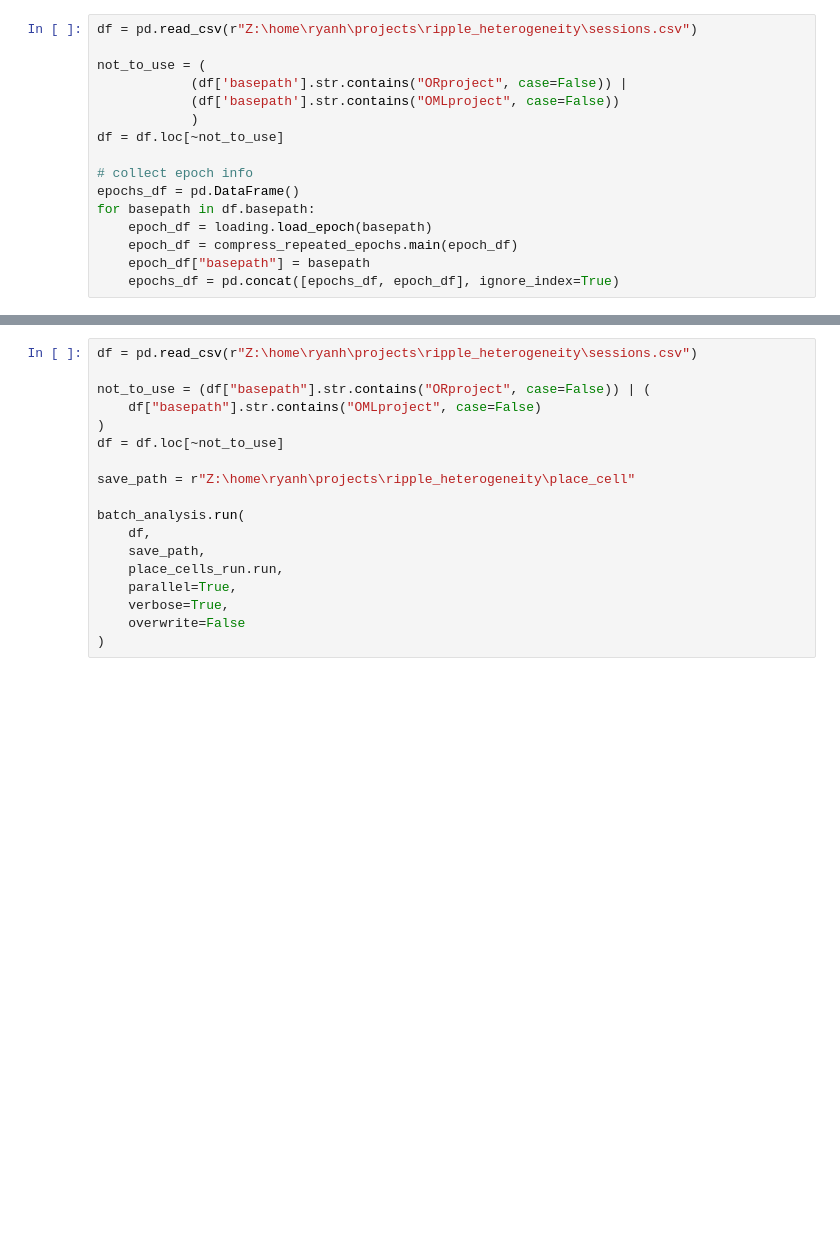
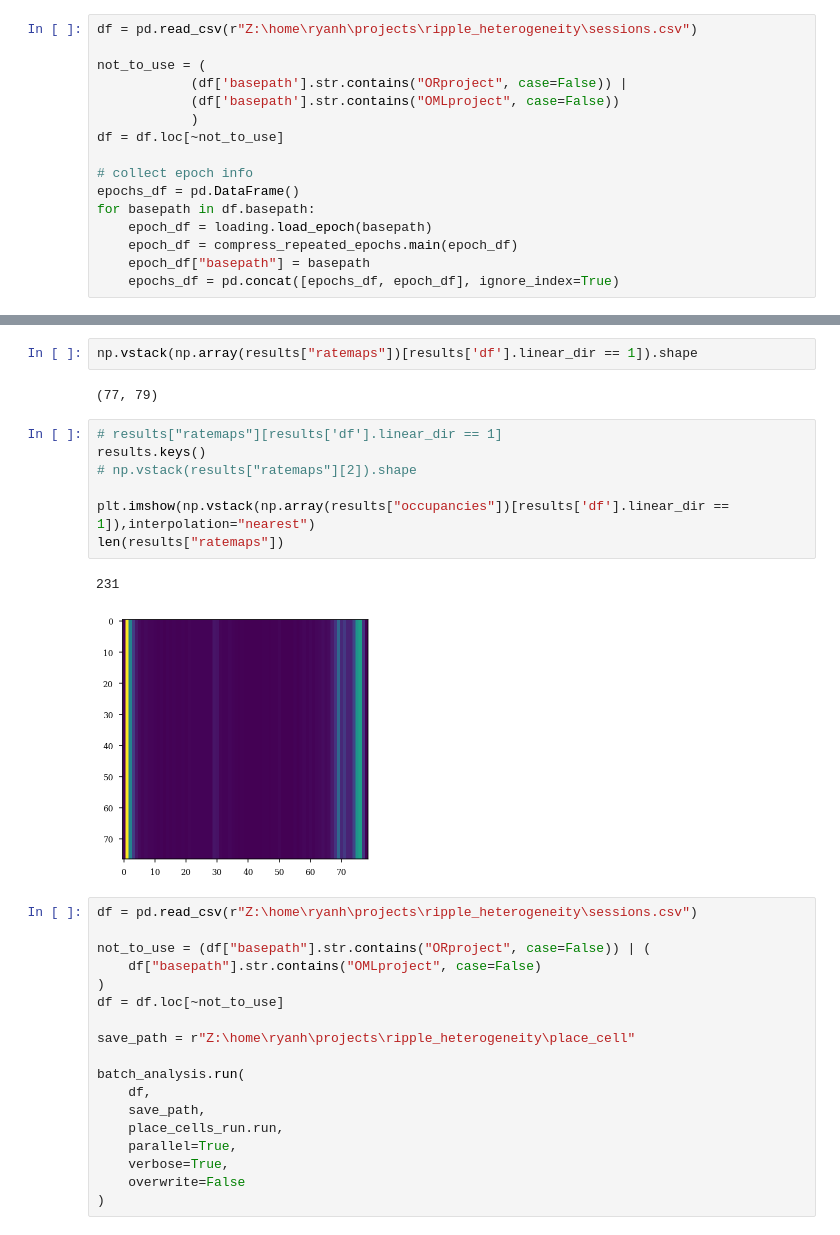
Before and after one commit to ryanharvey1/ripple_heterogeneity, a Jupyter notebook: scripts/place_cells/place_cells.ipynb, the cells around one changed output, grey strips where cells are left out. Saved outputs shown, nothing was run; the diff lists cells and outputs as text; blank space fills up the shorter version.

```diff
--- a/scripts/place_cells/place_cells.ipynb
+++ b/scripts/place_cells/place_cells.ipynb
@@ -62,3 +89,17 @@ array(['sleep', 'linear', 'tmaze', 'cheeseboard', 'box', 'water',
+# %%
+np.vstack(np.array(results["ratemaps"])[results['df'].linear_dir == 1]).shape
+# %% [output]
+(77, 79)
+# %%
+# results["ratemaps"][results['df'].linear_dir == 1]
+results.keys()
+# np.vstack(results["ratemaps"][2]).shape
+
+plt.imshow(np.vstack(np.array(results["occupancies"])[results['df'].linear_dir == 1]),interpolation="nearest")
+len(results["ratemaps"])
+# %% [output]
+231
+[figure, added]
 # %%
 df = pd.read_csv(r"Z:\home\ryanh\projects\ripple_heterogeneity\sessions.csv")
 
```
Also changed, not shown: parts of 24 cells of this notebook.
